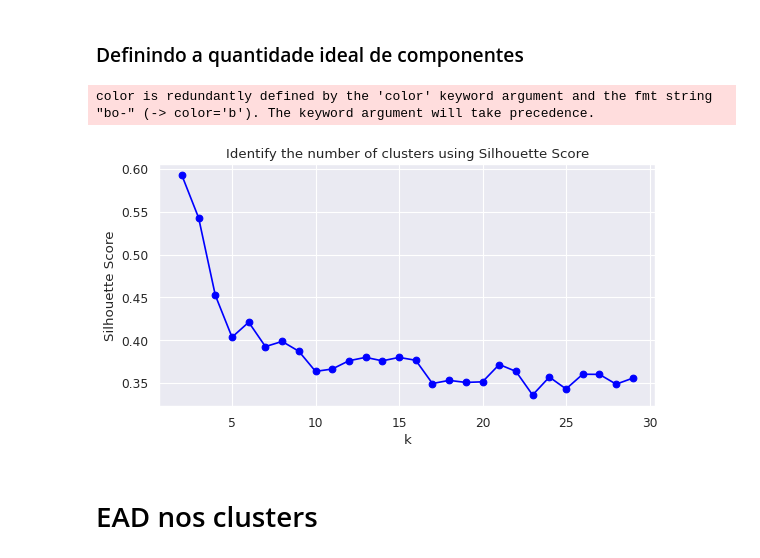
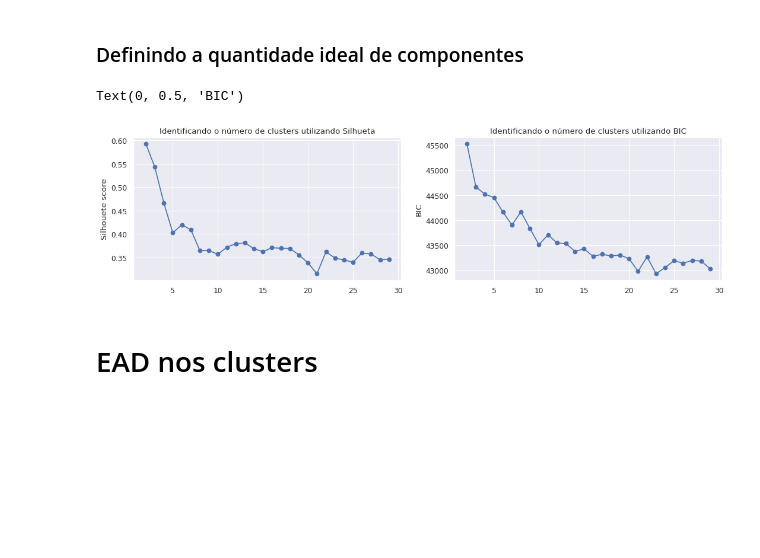
Before and after one commit to Jailsonrs/Poneglyph, a Jupyter notebook: UMAP-GMM.ipynb, the cells around one changed output. Cells and saved outputs as stored; diff of their text form; code cells hidden in the pictures; blank space fills up the shorter version.

```diff
--- a/UMAP-GMM.ipynb
+++ b/UMAP-GMM.ipynb
@@ -283,32 +282,33 @@ dados_clusterizados.tail()
 # %% [markdown]
 ### Definindo a quantidade ideal de componentes
 # %%
-S=[]
+S = []
+BIC = []
 
-# Range of clusters to try (2 to 10)
-K=range(2,30)
+K = range(2,30)
 
 # Select data for clustering model
 X = df_c[['emb0', 'emb1']]
 
 for k in K:
-    # Set the model and its parameters
     model = GaussianMixture(n_components = k, init_params = "kmeans", max_iter = 100, covariance_type = 'diag' )
-    # Fit the model
+
     labels = model.fit_predict(X)
-    # Calculate Silhoutte Score and append to a list
+
     S.append(sk.metrics.silhouette_score(X, labels, metric='euclidean'))
 
-# Plot the resulting Silhouette scores on a graph
-plt.figure(figsize=(8,4), dpi=80)
-plt.plot(K, S, 'bo-', color='blue')
-plt.xlabel('k')
-plt.ylabel('Silhouette Score')
-plt.title('Identify the number of clusters using Silhouette Score')
-plt.show()
+    BIC.append(model.bic(X))
-# %% [output]
-color is redundantly defined by the 'color' keyword argument and the fmt string "bo-" (-> color='b'). The keyword argument will take precedence.
-[figure, removed]
+# %%
+fig, (sub,sub1) = plt.subplots(1,2, figsize = (16,4),dpi=80)
+sub.plot(K, S, 'bo-')
+sub.set_ylabel("Silhouete score")
+sub.set_title("Identificando o número de clusters utilizando Silhueta")
+sub1.plot(K, BIC, 'bo-')
+sub1.set_title("Identificando o número de clusters utilizando BIC")
+sub1.set_ylabel('BIC')
+# %% [output]
+Text(0, 0.5, 'BIC')
+[figure, added]
 # %% [markdown]
 # EAD nos clusters
 # %% [markdown]
```
Also changed, not shown: parts of 3 cells of this notebook.
